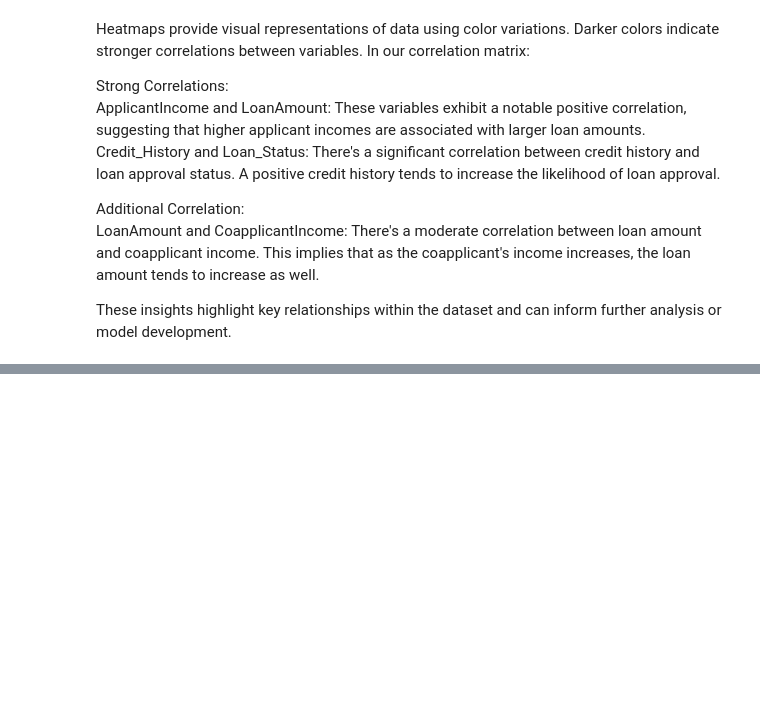
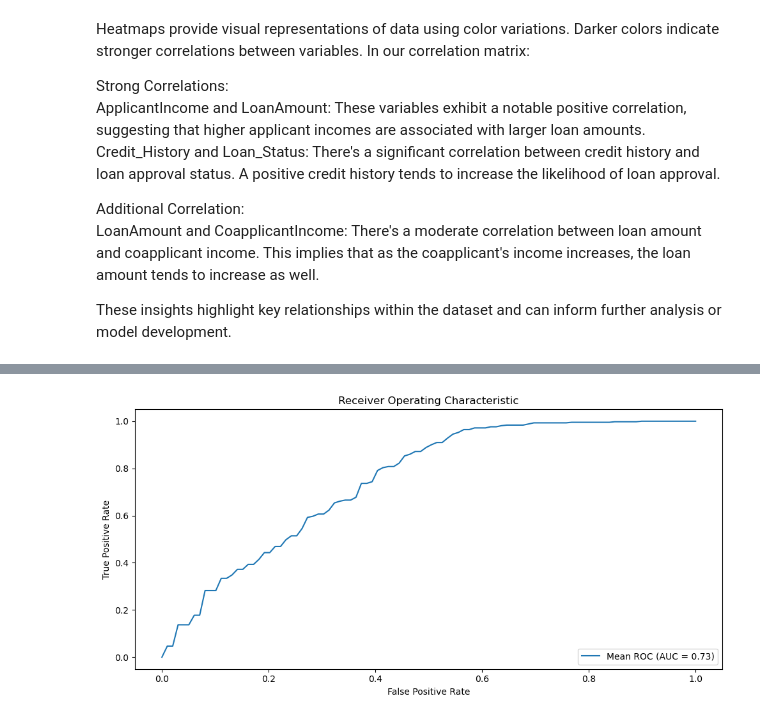
Before and after one commit to Douglaskhembo/LoanPredictionModel, a Jupyter notebook: loanPrediction.ipynb, the cells around one changed output, grey strips where cells are left out. Saved outputs shown, nothing was run; the diff lists cells and outputs as text; code cells hidden in the pictures; blank space fills up the shorter version.

```diff
--- a/loanPrediction.ipynb
+++ b/loanPrediction.ipynb
@@ -606,0 +765,5 @@ These insights highlight key relationships within the dataset and can inform fur
+# %%
+# Create dummy variables for categorical features in X, train, and test
+X = pd.get_dummies(X)
+train = pd.get_dummies(train)
+test = pd.get_dummies(test)
@@ -606,0 +772,15 @@ These insights highlight key relationships within the dataset and can inform fur
+# %%
+from sklearn.model_selection import train_test_split
+from sklearn.linear_model import LogisticRegression
+from sklearn.metrics import accuracy_score, confusion_matrix, classification_report
+
+
+# Ensure that the train and test DataFrames have the same dummy variable columns
+X, test = X.align(test, join='inner', axis=1)
+
+# Split the data into training and validation sets
+x_train, x_cv, y_train, y_cv = train_test_split(X,y, test_size=0.3)
+
+# Train a logistic regression model
+model = LogisticRegression()
+model.fit(x_train, y_train)
@@ -606,0 +789,12 @@ These insights highlight key relationships within the dataset and can inform fur
+# %%
+# Make predictions on the validation set
+y_pred = model.predict(x_cv)
+
+# Validate the predictions
+accuracy = accuracy_score(y_cv, y_pred)
+conf_matrix = confusion_matrix(y_cv, y_pred)
+class_report = classification_report(y_cv, y_pred)
+
+print("Accuracy: ", accuracy)
+print("Confusion Matrix:\n", conf_matrix)
+print("Classification Report:\n", class_report)
@@ -606,0 +921,15 @@ These insights highlight key relationships within the dataset and can inform fur
+# %%
+# Plot mean ROC curve
+mean_tpr = np.mean(tprs, axis=0)
+mean_auc = roc_auc_score(y_val, y_pred_proba)
+plt.figure(figsize=(10, 5))
+plt.plot(mean_fpr, mean_tpr, label="Mean ROC (AUC = %0.2f)" % mean_auc)
+plt.xlabel('False Positive Rate')
+plt.ylabel('True Positive Rate')
+plt.title('Receiver Operating Characteristic')
+plt.legend(loc=4)
+plt.tight_layout()
+plt.savefig("log1_ORC.png")
+plt.show()
+# %% [output]
+[figure, added]
```
Also changed, not shown: parts of 57 cells of this notebook, 10 other files.
